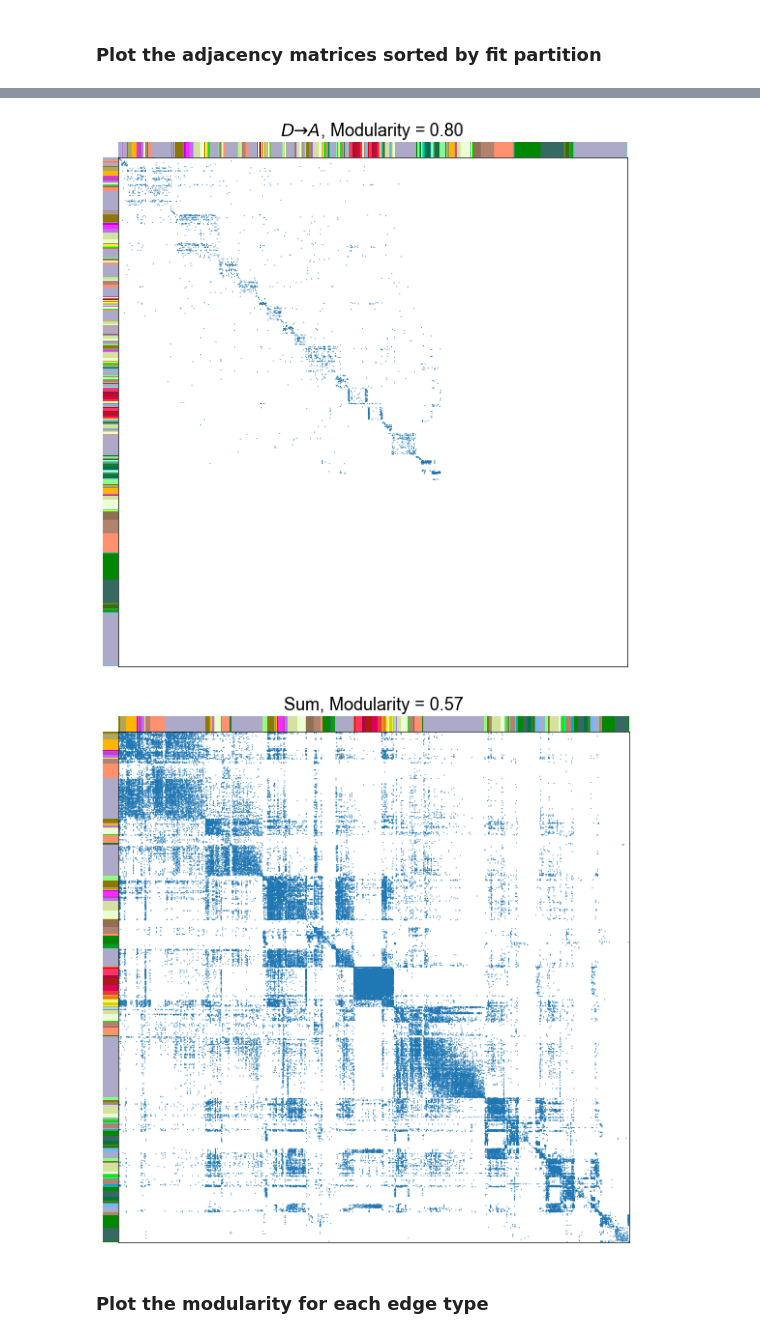
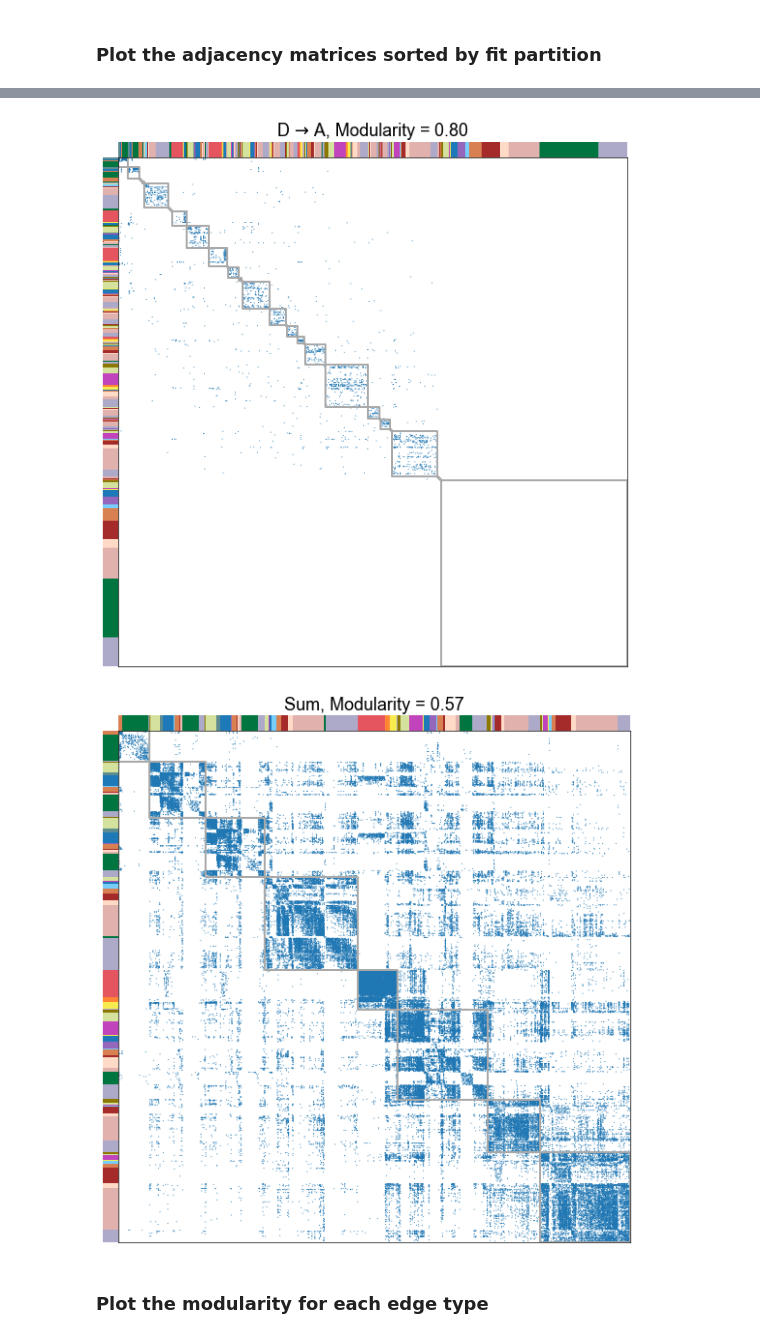
Before and after one commit to neurodata/maggot_connectome, a Jupyter notebook: docs/modularity.ipynb, the cells around one changed output, grey strips where cells are left out. Saved outputs shown, nothing was run; the diff lists cells and outputs as text; code cells hidden in the pictures.

```diff
--- a/docs/modularity.ipynb
+++ b/docs/modularity.ipynb
@@ -47,14 +48,16 @@ edge_types = [
 colors = sns.color_palette("deep", desat=None)
 edge_type_palette = dict(zip(edge_types, colors))
 nice_edge_types = dict(
-    zip(edge_types, [r"$A \to D$", r"$A \to A$", r"$D \to D$", r"$D \to A$", "Sum"])
+    zip(edge_types, [r"A $\to$ D", r"A $\to$ A", r"D $\to$ D", r"D $\to$ A", "Sum"])
 )
-
+palette = load_palette()
 mg = load_maggot_graph()
 mg = mg[mg.nodes["paper_clustered_neurons"]]
 mg.to_largest_connected_component()
 adj = mg.sum.adj
-mg.nodes["sf"] = signal_flow(adj)
+sf = signal_flow(adj)
+mg.nodes["neg_sf"] = -sf
+mg.nodes["sf"] = sf
 # %% [markdown]
 ## Optimize modularity
 Here I use Leiden to find partitions which maximize the modularity score.
@@ -93,6 +96,7 @@ def optimize_leiden(g, n_restarts=25, resolution=1, randomness=0.001):
     return best_partition, best_modularity
 
 
+nodelist = mg.nodes.index
 n_restarts = 50
 randomness = 0.01
 resolution = 1.0
@@ -100,7 +104,6 @@ rows = []
 currtime = time.time()
 for edge_type in edge_types:
     edge_type_mg = mg.to_edge_type_graph(edge_type)
-    nodelist = edge_type_mg.nodes.index
     adj = edge_type_mg.adj
     sym_g = preprocess_for_leiden(adj)
     partition, modularity_score = optimize_leiden(
@@ -118,10 +121,10 @@ for edge_type in edge_types:
         "nice_edge_type": nice_edge_types[edge_type],
         "partition": flat_partition,
         "adj": adj,
+        "g": sym_g,
     }
     rows.append(row)
 
 print(f"{time.time() - currtime:.3f} seconds elapsed to fit all partitions.")
 results = pd.DataFrame(rows)
-results
 # %% [output]
@@ -150,15 +147,16 @@ for _, row in results.iterrows():
         adj,
         meta=meta,
         sort_class="partition",
-        class_order=["is_unpartitioned", "sf"],
-        colors="merge_class",
+        class_order=["is_unpartitioned", "neg_sf"],
+        colors="simple_group",
         palette=palette,
         plot_type="scattermap",
-        item_order=["merge_class", "sf"],
+        item_order=["simple_group", "neg_sf"],
         ticks=False,
         sizes=(1, 2),
         gridline_kws=dict(linewidth=0),
         title=f"{nice_edge_type}, Modularity = {modularity_score:.2f}",
+        blocklines="partition",
     )
     stashfig(f"modularity-sorted-adj-edge_type={edge_type}")
 # %% [output]
@@ -168,5 +166,5 @@ for _, row in results.iterrows():
-[figure, old version]
+[figure, new version]
-[figure, old version]
+[figure, new version]
 # %% [markdown]
 ### Plot the modularity for each edge type
 # %%
```
Also changed, not shown: parts of 11 cells of this notebook, 1 other file.
